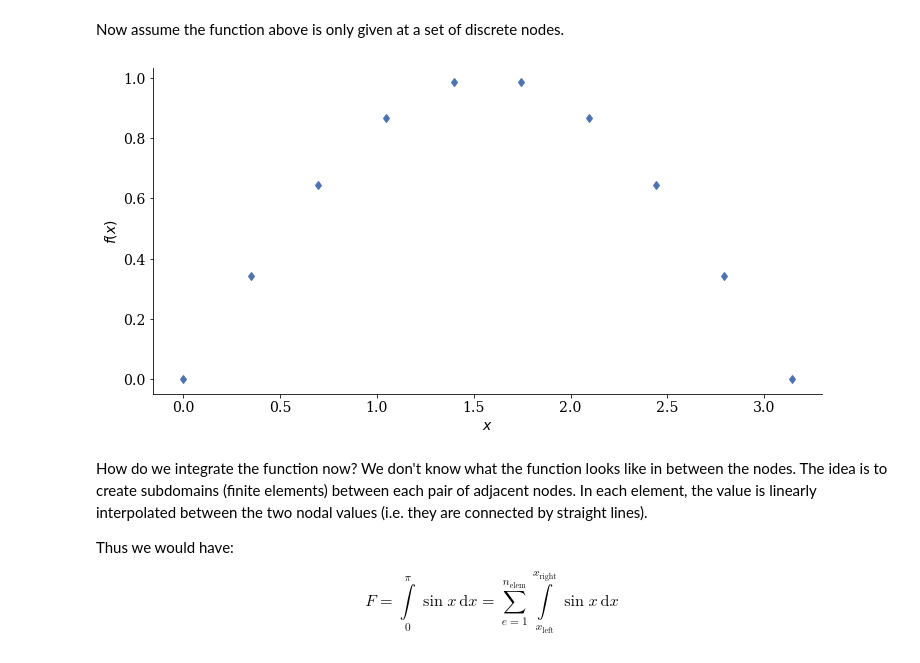
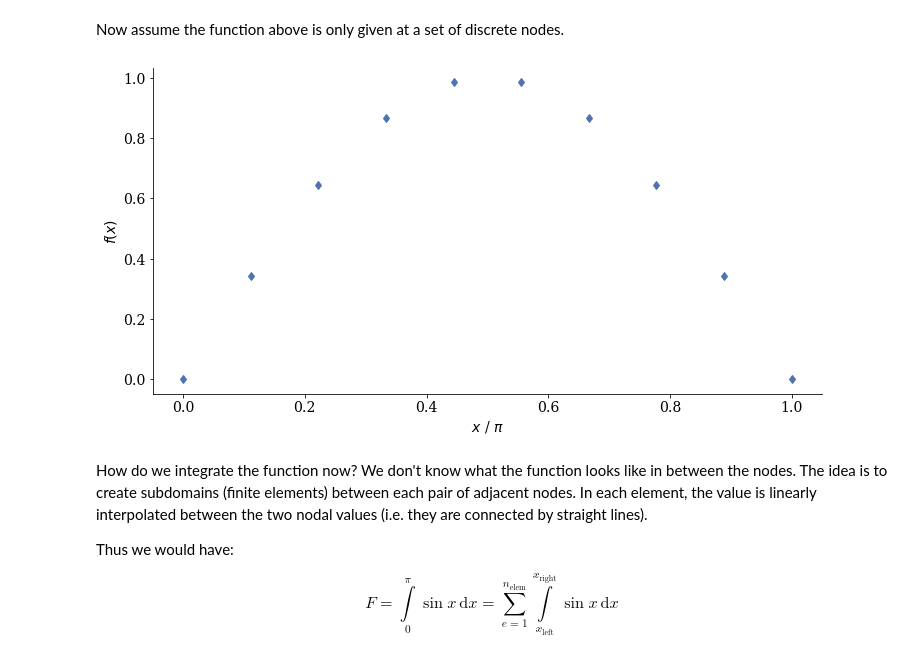
Before and after one commit to nagelt/Numerical_Methods_Introduction, a Jupyter notebook: 06a_discretization_and_integration.ipynb, the cells around one changed output. Saved outputs shown, nothing was run; the diff lists cells and outputs as text; code cells hidden in the pictures.

```diff
--- a/06a_discretization_and_integration.ipynb
+++ b/06a_discretization_and_integration.ipynb
@@ -72,11 +72,11 @@ n_nodes = 10
 x_nodes = np.linspace(0,np.pi,n_nodes)
 f_nodes = f(x_nodes)
 # %%
-plt.plot(x_nodes,f_nodes,ls='',marker='d')
-plt.xlabel('$x$')
+plt.plot(x_nodes/np.pi,f_nodes,ls='',marker='d')
+plt.xlabel('$x$ / $\pi$')
 plt.ylabel('$f(x)$');
 # %% [output]
-[figure, old version]
+[figure, new version]
 # %% [markdown]
 How do we integrate the function now? We don't know what the function looks like in between the nodes. The idea is to create subdomains (finite elements) between each pair of adjacent nodes. In each element, the value is linearly interpolated between the two nodal values (i.e. they are connected by straight lines).
 
```
Also changed, not shown: parts of 4 cells of this notebook, 2 other files.
